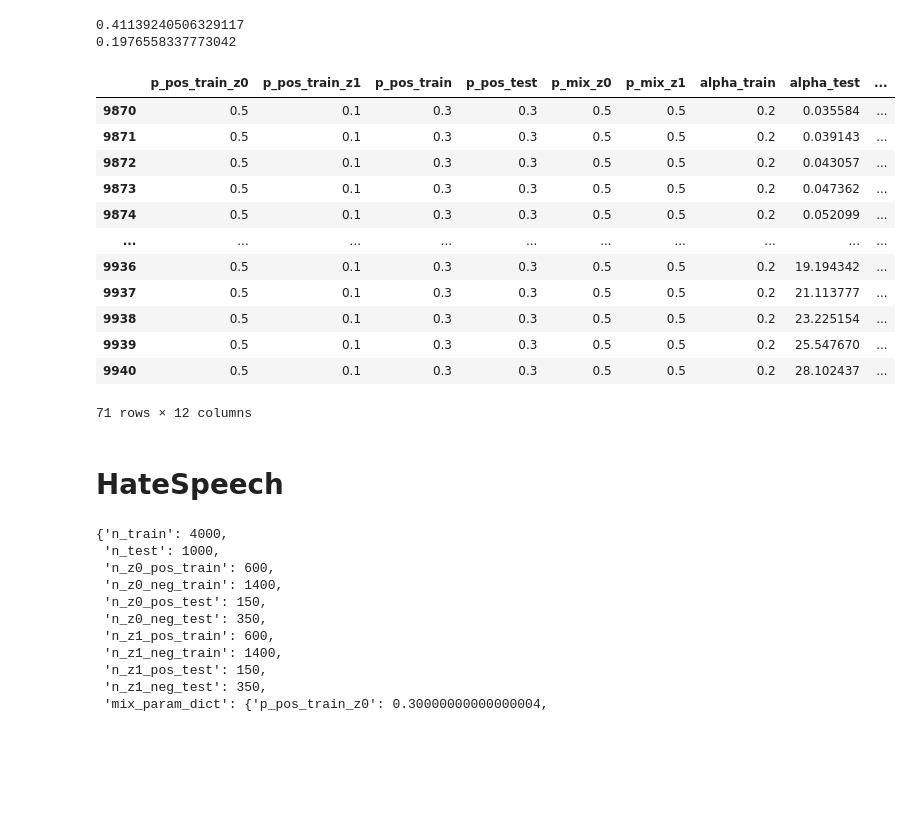
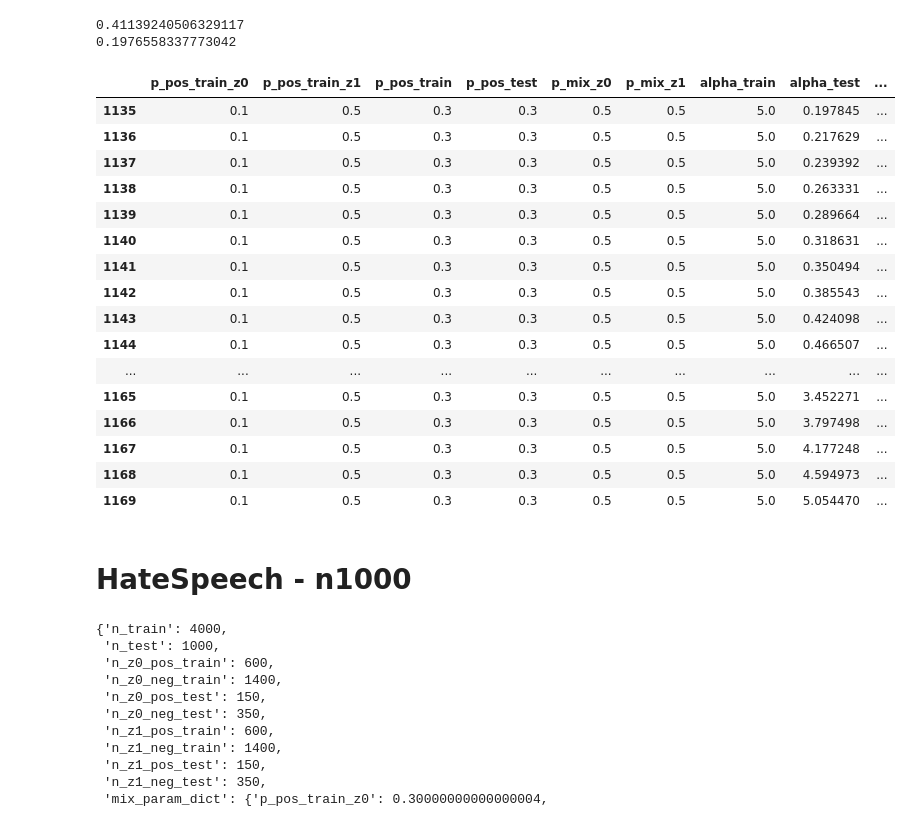
Before and after one commit to LinguisticAnomalies/DeconDTN, a Jupyter notebook: notebooks_xiruo/[test] select sampling numbers for lora fine tune.ipynb, the cells around one changed output. Drawn from its saved outputs; the diff is of its cells as text; code cells hidden in the pictures; blank space fills up the shorter version.

```diff
--- a/notebooks_xiruo/[test] select sampling numbers for lora fine tune.ipynb
+++ b/notebooks_xiruo/[test] select sampling numbers for lora fine tune.ipynb
@@ -56,29 +60,30 @@ print(df_shac_mimic['Drug'].sum()/len(df_shac_mimic))
 0.41139240506329117
 0.1976558337773042
 # %%
-## Hate Speech
-df0 = df_dynGen
-df1 = df_wsf
-df_split_label = "label_binary"
+# ## Hate Speech
+# df0 = df_dynGen
+# df1 = df_wsf
+# df_split_label = "label_binary"
 
-p_pos_train_z0_ls = np.arange(0, 1, 0.1) # probability of training set examples drawn from site/domain z0 being positive
-p_pos_train_z1_ls = np.arange(0, 1, 0.1) # probability of test set examples drawn from site/domain z1 being positive
-p_mix_z1_ls     = np.arange(0.1, 0.9, 0.1)
-n_test = 1000
+# p_pos_train_z0_ls = np.arange(0, 1, 0.1) # probability of training set examples drawn from site/domain z0 being positive
+# p_pos_train_z1_ls = np.arange(0, 1, 0.1) # probability of test set examples drawn from site/domain z1 being positive
+# p_mix_z1_ls     = np.arange(0.1, 0.9, 0.1)
+# # n_test = 1000
+# n_test = 200
 
 
 
-## SHAC
+# SHAC
 
-# df_split_label = "Drug"
+df_split_label = "Drug"
 
-# df0 = df_shac_uw
-# df1 = df_shac_mimic
-# p_pos_train_z0_ls = np.arange(0, 1, 0.1)
-# p_pos_train_z1_ls = np.arange(0, 1, 0.1)
-# p_mix_z1_ls = np.arange(0, 1, 0.05)
+df0 = df_shac_uw
+df1 = df_shac_mimic
+p_pos_train_z0_ls = np.arange(0, 1, 0.1)
+p_pos_train_z1_ls = np.arange(0, 1, 0.1)
+p_mix_z1_ls = np.arange(0, 1, 0.05)
 
-# n_test = 200
+n_test = 200
 
 ##### Split
 
@@ -133,23 +138,27 @@ tmp = [x['mix_param_dict'] for x in valid_n_full_settings]
 # %%
 df = pd.DataFrame(tmp)
 # %%
-df.query("(alpha_train == 0.2) and (C_z == 0.5) ")
+df.query("(alpha_train == 5) and (C_z == 0.5) and (p_mix_z0 == 0.5) and (0.1 <= p_pos_train_z0 <=0.2)")
 # %% [output]
 |  | p_pos_train_z0 | p_pos_train_z1 | p_pos_train | p_pos_test | p_mix_z0 | p_mix_z1 | alpha_train | alpha_test | ... |
-| 9870 | 0.5 | 0.1 | 0.3 | 0.3 | 0.5 | 0.5 | 0.2 | 0.035584 | ... |
-| 9871 | 0.5 | 0.1 | 0.3 | 0.3 | 0.5 | 0.5 | 0.2 | 0.039143 | ... |
-| 9872 | 0.5 | 0.1 | 0.3 | 0.3 | 0.5 | 0.5 | 0.2 | 0.043057 | ... |
-| 9873 | 0.5 | 0.1 | 0.3 | 0.3 | 0.5 | 0.5 | 0.2 | 0.047362 | ... |
-| 9874 | 0.5 | 0.1 | 0.3 | 0.3 | 0.5 | 0.5 | 0.2 | 0.052099 | ... |
+| 1135 | 0.1 | 0.5 | 0.3 | 0.3 | 0.5 | 0.5 | 5.0 | 0.197845 | ... |
+| 1136 | 0.1 | 0.5 | 0.3 | 0.3 | 0.5 | 0.5 | 5.0 | 0.217629 | ... |
+| 1137 | 0.1 | 0.5 | 0.3 | 0.3 | 0.5 | 0.5 | 5.0 | 0.239392 | ... |
+| 1138 | 0.1 | 0.5 | 0.3 | 0.3 | 0.5 | 0.5 | 5.0 | 0.263331 | ... |
+| 1139 | 0.1 | 0.5 | 0.3 | 0.3 | 0.5 | 0.5 | 5.0 | 0.289664 | ... |
+| 1140 | 0.1 | 0.5 | 0.3 | 0.3 | 0.5 | 0.5 | 5.0 | 0.318631 | ... |
+| 1141 | 0.1 | 0.5 | 0.3 | 0.3 | 0.5 | 0.5 | 5.0 | 0.350494 | ... |
+| 1142 | 0.1 | 0.5 | 0.3 | 0.3 | 0.5 | 0.5 | 5.0 | 0.385543 | ... |
+| 1143 | 0.1 | 0.5 | 0.3 | 0.3 | 0.5 | 0.5 | 5.0 | 0.424098 | ... |
+| 1144 | 0.1 | 0.5 | 0.3 | 0.3 | 0.5 | 0.5 | 5.0 | 0.466507 | ... |
 | ... | ... | ... | ... | ... | ... | ... | ... | ... | ... |
-| 9936 | 0.5 | 0.1 | 0.3 | 0.3 | 0.5 | 0.5 | 0.2 | 19.194342 | ... |
-| 9937 | 0.5 | 0.1 | 0.3 | 0.3 | 0.5 | 0.5 | 0.2 | 21.113777 | ... |
-| 9938 | 0.5 | 0.1 | 0.3 | 0.3 | 0.5 | 0.5 | 0.2 | 23.225154 | ... |
-| 9939 | 0.5 | 0.1 | 0.3 | 0.3 | 0.5 | 0.5 | 0.2 | 25.547670 | ... |
-| 9940 | 0.5 | 0.1 | 0.3 | 0.3 | 0.5 | 0.5 | 0.2 | 28.102437 | ... |
+| 1165 | 0.1 | 0.5 | 0.3 | 0.3 | 0.5 | 0.5 | 5.0 | 3.452271 | ... |
+| 1166 | 0.1 | 0.5 | 0.3 | 0.3 | 0.5 | 0.5 | 5.0 | 3.797498 | ... |
+| 1167 | 0.1 | 0.5 | 0.3 | 0.3 | 0.5 | 0.5 | 5.0 | 4.177248 | ... |
+| 1168 | 0.1 | 0.5 | 0.3 | 0.3 | 0.5 | 0.5 | 5.0 | 4.594973 | ... |
+| 1169 | 0.1 | 0.5 | 0.3 | 0.3 | 0.5 | 0.5 | 5.0 | 5.054470 | ... |
-71 rows × 12 columns
 # %% [markdown]
-# HateSpeech
+# HateSpeech - n1000
 # %%
 valid_n_full_settings[6126]
 # %% [output]
```
Also changed, not shown: parts of 9 cells of this notebook, 21 other files.
